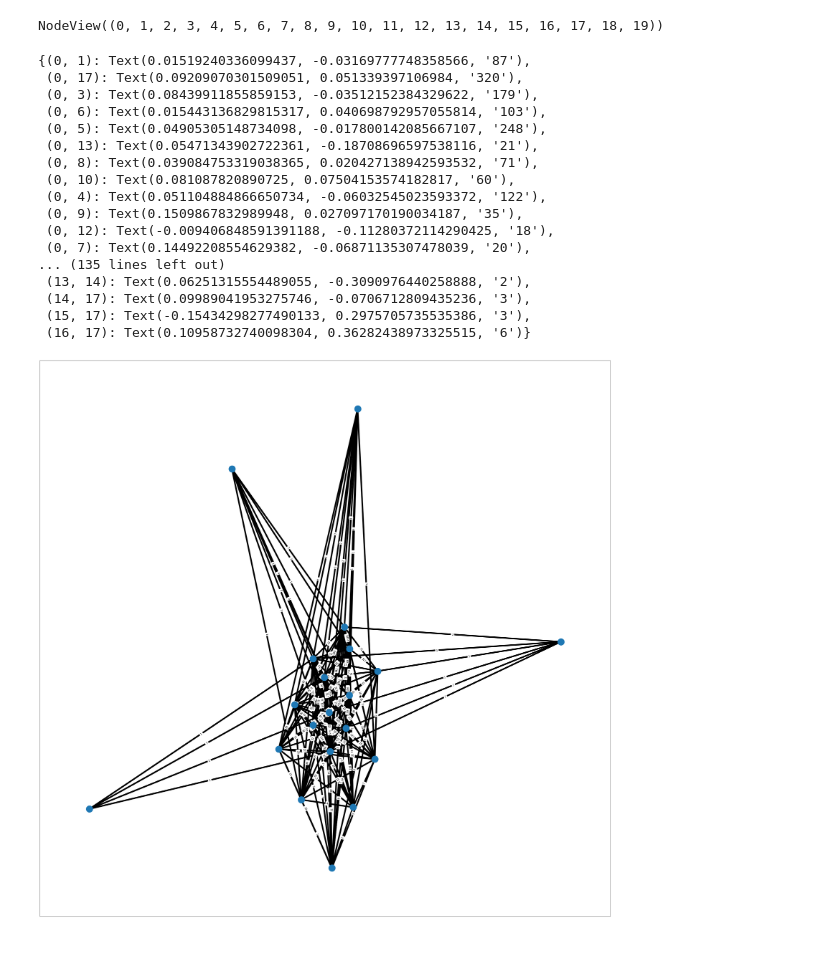
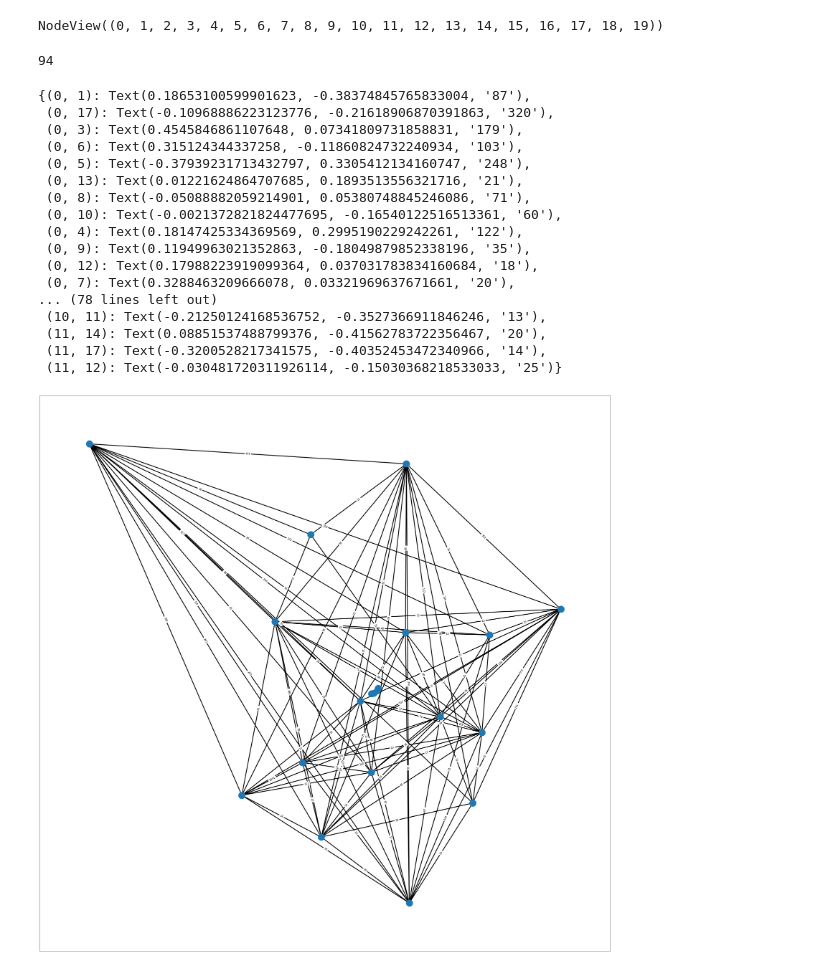
Before and after one commit to RenHLi/MATH3888, a Jupyter notebook: class_network.ipynb, the cells around one changed output. Drawn from its saved outputs; the diff is of its cells as text; code cells hidden in the pictures.

```diff
--- a/class_network.ipynb
+++ b/class_network.ipynb
@@ -90,7 +90,7 @@ class Network:
         self.homologue = homologue
         self.partition_method = partition_method
 
-        self.partitions = partitions
+        self._partitions = partitions
         self.homologue_communities = []
         self.homologue_members={}
         self.central_nodes = []
@@ -121,7 +121,7 @@ class Network:
             self.partitions.append(partition)
 
     def set_homologue_communities(self):
-        for part in self.get_partitions():
+        for part in self.partitions:
             for i in range(len(part)):
                 if self.homologue in part[i]:
                     sub = self.graph.subgraph(part[i])
@@ -208,8 +208,12 @@ class Network:
             nei_comm = [comm for comm in part if set(comm) & set(neighs) != set()]
             self.adjacent_communities.append(nei_comm)
 
-    def get_partitions(self):
-        return self.partitions
+    @property
+    def partitions(self):
+        return self._partitions
+
+    # def get_partitions(self):
+    #     return self.partitions
 
     def get_homologue_communities(self):
         return self.homologue_communities
@@ -505,28 +519,33 @@ NodeView((0, 1, 2, 3, 4, 5, 6, 7, 8, 9, 10, 11, 12, 13, 14, 15, 16, 17, 18, 19))
+# %%
+len([*G2.edges])
+# %% [output]
+94
 # %%
 edge_labels = nx.get_edge_attributes(G2, "weight")
 fig = plt.figure(figsize=(40, 40))
 
-pos = nx.spring_layout(G2, seed=7)
+
+pos = nx.kamada_kawai_layout(G2)
 
 nx.draw_networkx_nodes(G2, pos, node_size=700)
-nx.draw_networkx_edges(G2, pos, width=6)
+nx.draw_networkx_edges(G2, pos, width=3)
 nx.draw_networkx_edge_labels(G2, pos, edge_labels)
 # %% [output]
-{(0, 1): Text(0.01519240336099437, -0.03169777748358566, '87'),
- (0, 17): Text(0.09209070301509051, 0.051339397106984, '320'),
- (0, 3): Text(0.08439911855859153, -0.03512152384329622, '179'),
- (0, 6): Text(0.015443136829815317, 0.040698792957055814, '103'),
- (0, 5): Text(0.04905305148734098, -0.017800142085667107, '248'),
- (0, 13): Text(0.05471343902722361, -0.18708696597538116, '21'),
- (0, 8): Text(0.039084753319038365, 0.020427138942593532, '71'),
- (0, 10): Text(0.081087820890725, 0.07504153574182817, '60'),
- (0, 4): Text(0.051104884866650734, -0.06032545023593372, '122'),
- (0, 9): Text(0.1509867832989948, 0.027097170190034187, '35'),
- (0, 12): Text(-0.009406848591391188, -0.11280372114290425, '18'),
- (0, 7): Text(0.14492208554629382, -0.06871135307478039, '20'),
-... (135 lines left out)
- (13, 14): Text(0.06251315554489055, -0.3090976440258888, '2'),
- (14, 17): Text(0.09989041953275746, -0.0706712809435236, '3'),
- (15, 17): Text(-0.15434298277490133, 0.2975705735535386, '3'),
- (16, 17): Text(0.10958732740098304, 0.36282438973325515, '6')}
+{(0, 1): Text(0.18653100599901623, -0.38374845765833004, '87'),
+ (0, 17): Text(-0.10968886223123776, -0.21618906870391863, '320'),
+ (0, 3): Text(0.4545846861107648, 0.07341809731858831, '179'),
+ (0, 6): Text(0.315124344337258, -0.11860824732240934, '103'),
+ (0, 5): Text(-0.37939231713432797, 0.3305412134160747, '248'),
+ (0, 13): Text(0.01221624864707685, 0.1893513556321716, '21'),
+ (0, 8): Text(-0.05088882059214901, 0.05380748845246086, '71'),
+ (0, 10): Text(-0.0021372821824477695, -0.16540122516513361, '60'),
+ (0, 4): Text(0.18147425334369569, 0.2995190229242261, '122'),
+ (0, 9): Text(0.11949963021352863, -0.18049879852338196, '35'),
+ (0, 12): Text(0.17988223919099364, 0.037031783834160684, '18'),
+ (0, 7): Text(0.3288463209666078, 0.03321969637671661, '20'),
+... (78 lines left out)
+ (10, 11): Text(-0.21250124168536752, -0.3527366911846246, '13'),
+ (11, 14): Text(0.08851537488799376, -0.41562783722356467, '20'),
+ (11, 17): Text(-0.3200528217341575, -0.40352453472340966, '14'),
+ (11, 12): Text(-0.030481720311926114, -0.15030368218533033, '25')}
-[figure, old version]
+[figure, new version]
```
Also changed, not shown: parts of 2 cells of this notebook.
